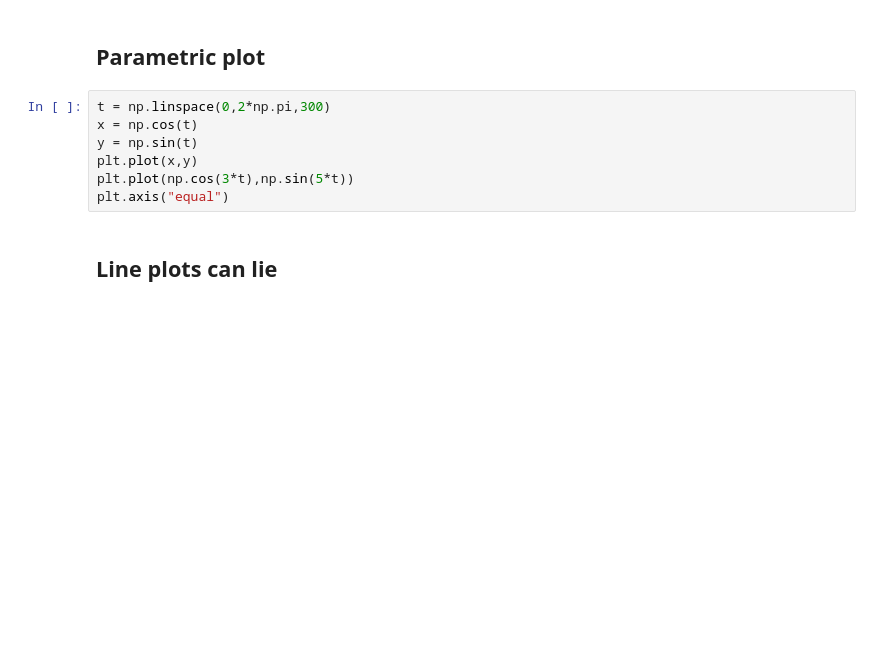
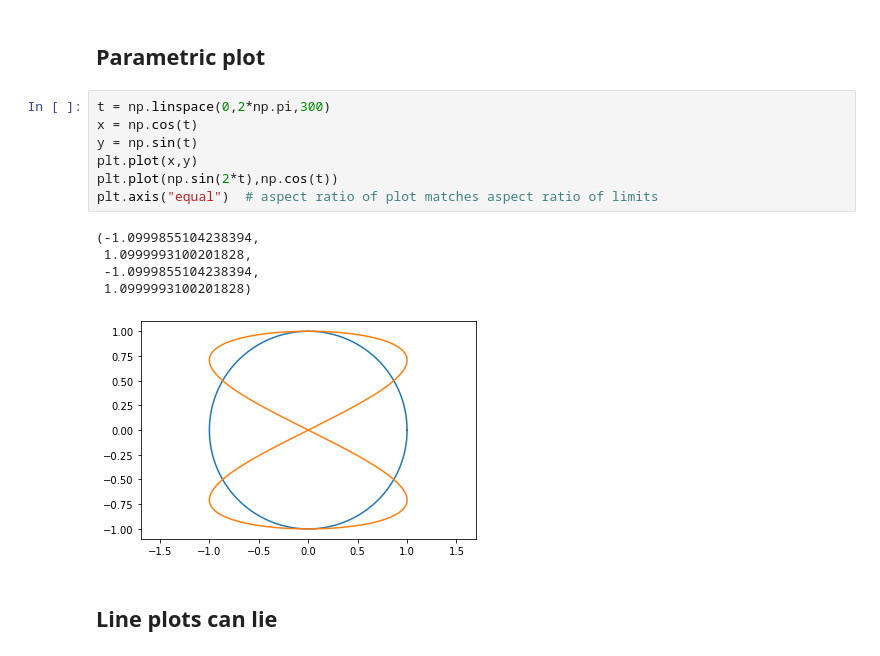
Before and after one commit to emilydumas/mcs275spring2022, a Jupyter notebook: samplecode/matplotlib/mpl-intro.ipynb, the cells around one changed output. Drawn from its saved outputs; the diff is of its cells as text; blank space fills up the shorter version.

```diff
--- a/samplecode/matplotlib/mpl-intro.ipynb
+++ b/samplecode/matplotlib/mpl-intro.ipynb
@@ -132,10 +149,16 @@ plt.show()
 # %%
 t = np.linspace(0,2*np.pi,300)
 x = np.cos(t)
 y = np.sin(t)
 plt.plot(x,y)
-plt.plot(np.cos(3*t),np.sin(5*t))
-plt.axis("equal")
+plt.plot(np.sin(2*t),np.cos(t))
+plt.axis("equal")  # aspect ratio of plot matches aspect ratio of limits
+# %% [output]
+(-1.0999855104238394,
+ 1.0999993100201828,
+ -1.0999855104238394,
+ 1.0999993100201828)
+[figure, added]
 # %% [markdown]
 ## Line plots can lie
 # %%
```
Also changed, not shown: parts of 27 cells of this notebook.
